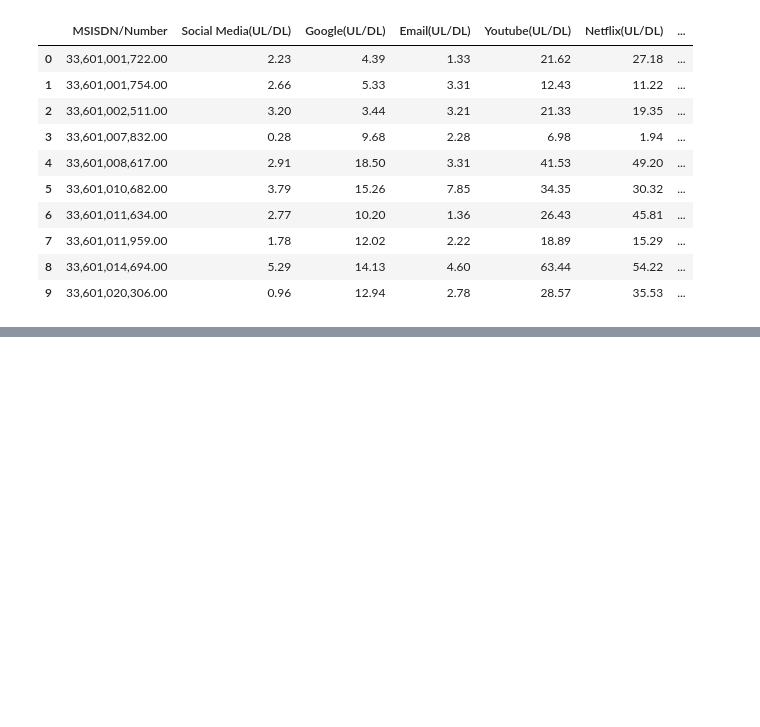
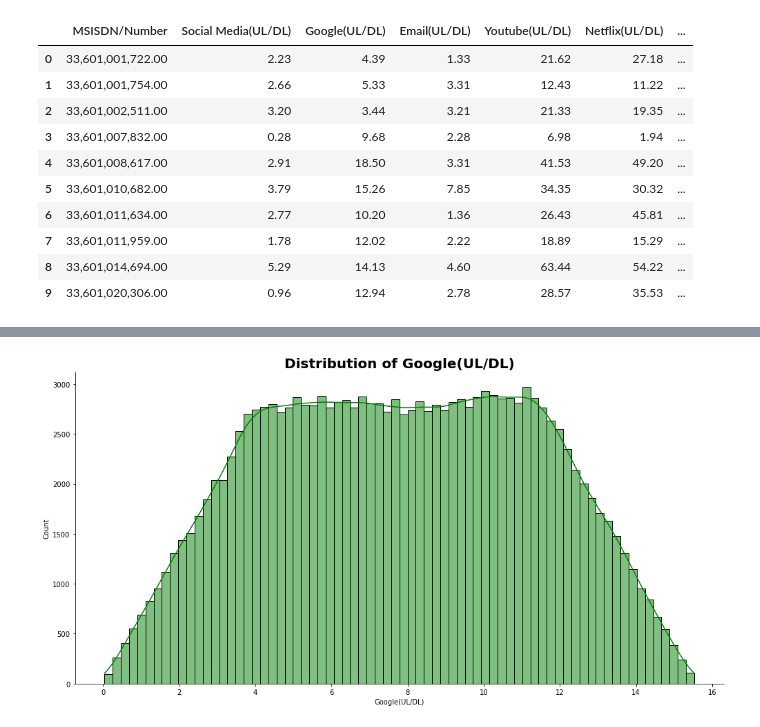
Before and after one commit to sel6/TellCo_Data_Analysis, a Jupyter notebook: notebooks/Data_Explore.ipynb, the cells around one changed output, grey strips where cells are left out. Drawn from its saved outputs; the diff is of its cells as text; code cells hidden in the pictures; blank space fills up the shorter version.

```diff
--- a/notebooks/Data_Explore.ipynb
+++ b/notebooks/Data_Explore.ipynb
@@ -335,0 +471,4 @@ soc_med.head(10)
+# %%
+plot_hist(filled, 'Google(UL/DL)', 'green')
+# %% [output]
+[figure, added]
```
Also changed, not shown: parts of 15 cells of this notebook.
